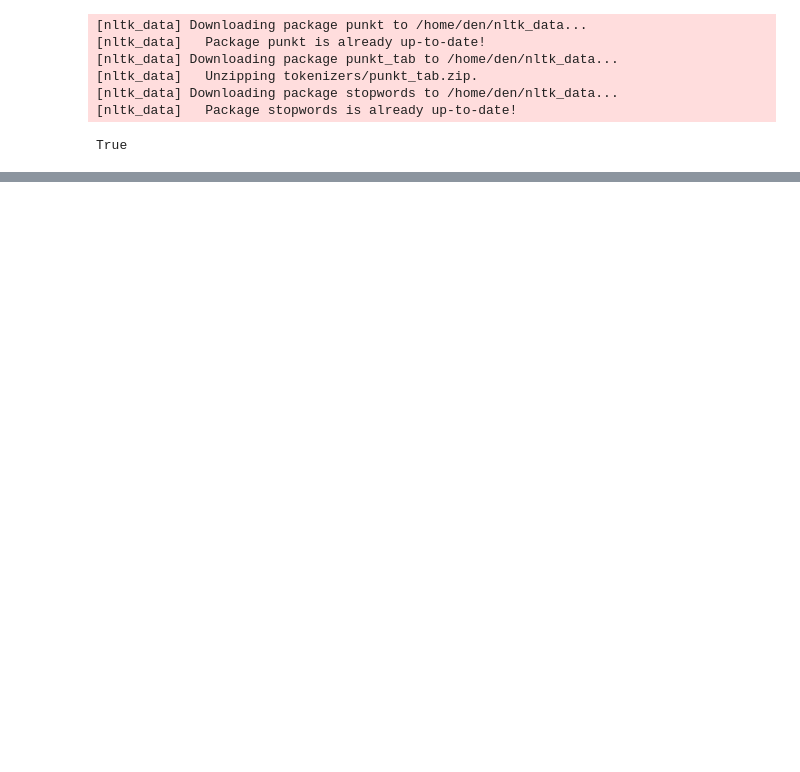
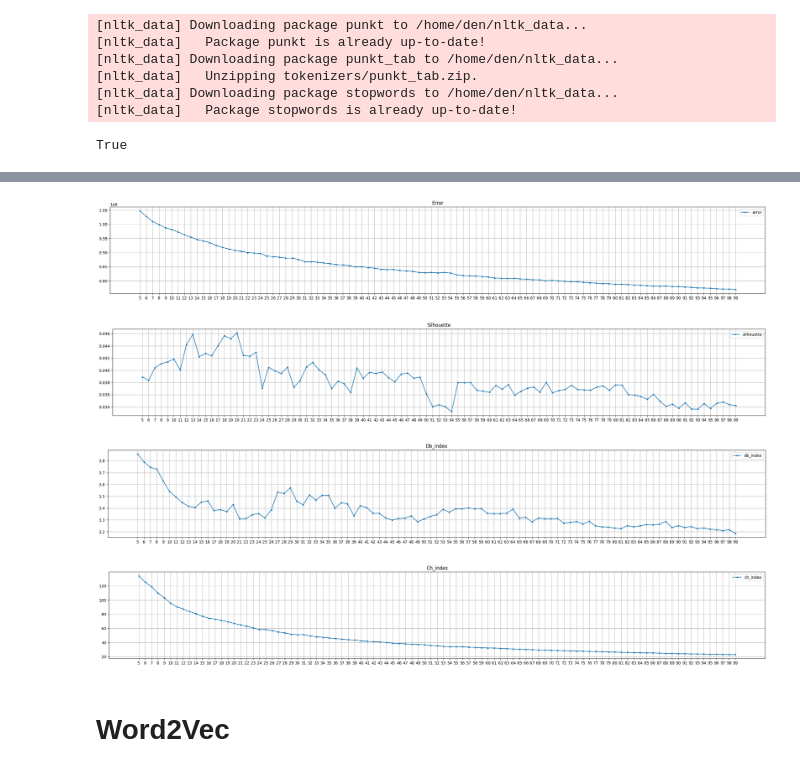
Before and after one commit to Ra9jkDM/datamining_habr_articles, a Jupyter notebook: Text_vectorization&clustering.ipynb, the cells around one changed output, grey strips where cells are left out. Saved outputs shown, nothing was run; the diff lists cells and outputs as text; code cells hidden in the pictures; blank space fills up the shorter version.

```diff
--- a/Text_vectorization&clustering.ipynb
+++ b/Text_vectorization&clustering.ipynb
@@ -248,0 +309,19 @@ ticks
+# %%
+def metrics_text(model, x):
+    print(f"Сумма квадратов расстояний до ближайшего центра: {model.inertia_}")
+
+    silhouette = silhouette_score(x, model.labels_)
+    db_index = davies_bouldin_score(x, model.labels_)
+    ch_index = calinski_harabasz_score(x, model.labels_)
+
+    print(f"Silhouette Score: {silhouette:.2f}")
+    print(f"Davies-Bouldin Index: {db_index:.2f}")
+    print(f"Calinski-Harabasz Index: {ch_index:.2f}")
+
+def metrics_json(model, x):
+    return {
+        'error': model.inertia_,
+        'silhouette': silhouette_score(x, model.labels_),
+        'db_index': davies_bouldin_score(x, model.labels_),
+        'ch_index': calinski_harabasz_score(x, model.labels_)
+    }
@@ -248,0 +352,31 @@ ticks
+# %%
+metrics = { 'error': [],'silhouette':[], 'db_index': [], 'ch_index': []}
+points = list(range(5, 100, 1))
+
+neighbors = np.array(points)
+
+for i in points:
+    kmeans_d2v = KMeans(n_clusters=i, n_init = 1, init='k-means++', random_state=42)
+    kmeans_d2v.fit(document_vectors)
+
+    m = metrics_json(kmeans_d2v, document_vectors)
+
+    for i in metrics.keys():
+        metrics[i].append(m[i])
+# %%
+for i in metrics.keys():
+    fig = plt.figure(figsize=(30, 4))
+    ax = fig.add_subplot()
+    ax.plot(neighbors, metrics[i], marker='.', label = str(i))
+
+    ax.set_title(i.capitalize())
+    ax.xaxis.set_major_locator(ticker.FixedLocator(neighbors))
+    ax.legend()
+    ax.grid()
+# %% [output]
+[figure, added]
+[figure, added]
+[figure, added]
+[figure, added]
+# %% [markdown]
+# Word2Vec
```
Also changed, not shown: parts of 66 cells of this notebook, 3 other files.
